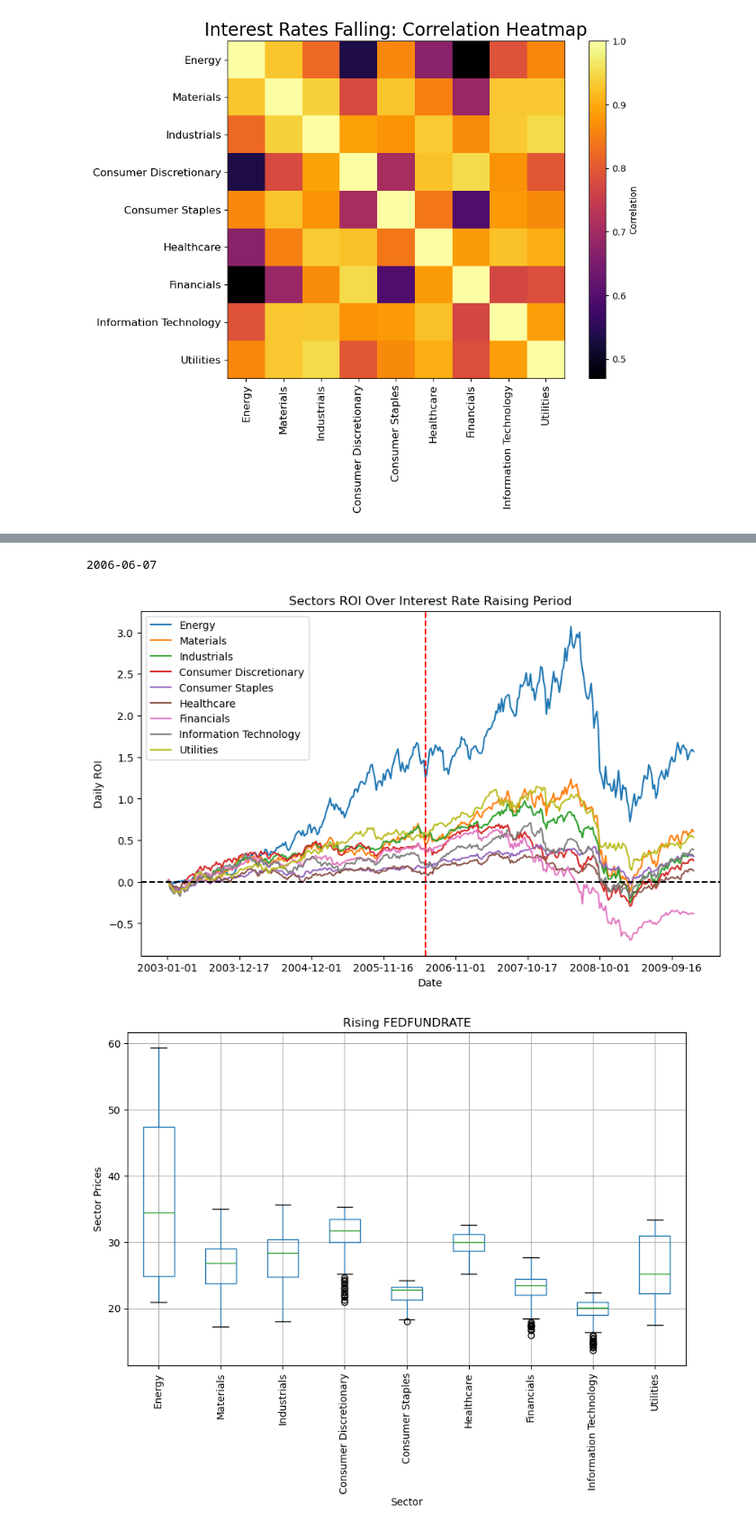
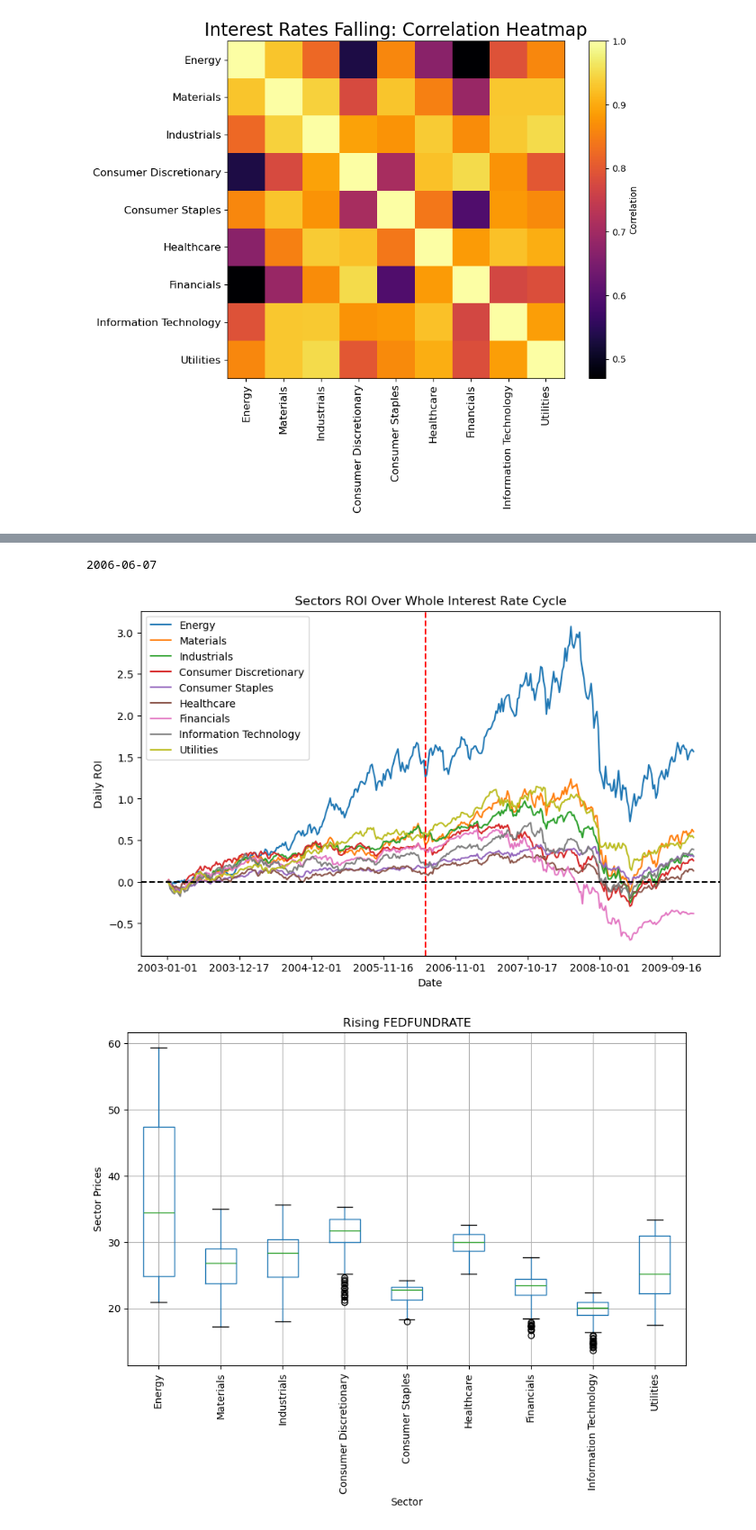
Before and after one commit to RealFakeDoor/Project-one, a Jupyter notebook: Main.ipynb, the cells around one changed output, grey strips where cells are left out. Shown at 90% size. Cells and saved outputs as stored; diff of their text form; code cells hidden in the pictures.

```diff
--- a/Main.ipynb
+++ b/Main.ipynb
@@ -133,33 +134,33 @@ plt.show()
 # %%
 # Calculate ROI for each column
 roi_Total_df = df_Total_FEDFUND_Cycle / df_Total_FEDFUND_Cycle.iloc[0] - 1
 # Calculate percentage change as ROI
 
 # Plot the DataFrame with ROI values
 roi_Total_df.plot(kind='line', figsize=(10, 6))
 
 # Add horizontal line at y=0
 plt.axhline(y=0, color='k', linestyle='--')
 
 # Add vertical line at specific date
 # Convert the target date to a datetime object
 
 target_date = '2006-06-07'
 # pd.to_datetime('2006-06-07')
 print(target_date)
 
 # plt.axvline(x='2006-06-07', color='r', linestyle='--') # This line of code doesn't seem to implement correctly the red vertical line is in the wrong location.
 plt.axvline(x=df_Total_FEDFUND_Cycle.index.get_loc(target_date), color='r', linestyle='--')
 # Add labels and title
 plt.xlabel('Date')
 plt.ylabel('Daily ROI')
-plt.title('Sectors ROI Over Interest Rate Raising Period')
+plt.title('Sectors ROI Over Whole Interest Rate Cycle')
 
 # Show the plot
 plt.show()
 # %% [output]
 2006-06-07
-[figure, old version]
+[figure, new version]
 # %%
 plt.figure(figsize=(10, 6))
 df_Rising_FEDFUND.boxplot(rot=90)
```
Also changed, not shown: parts of 3 cells of this notebook, 1 other file.
